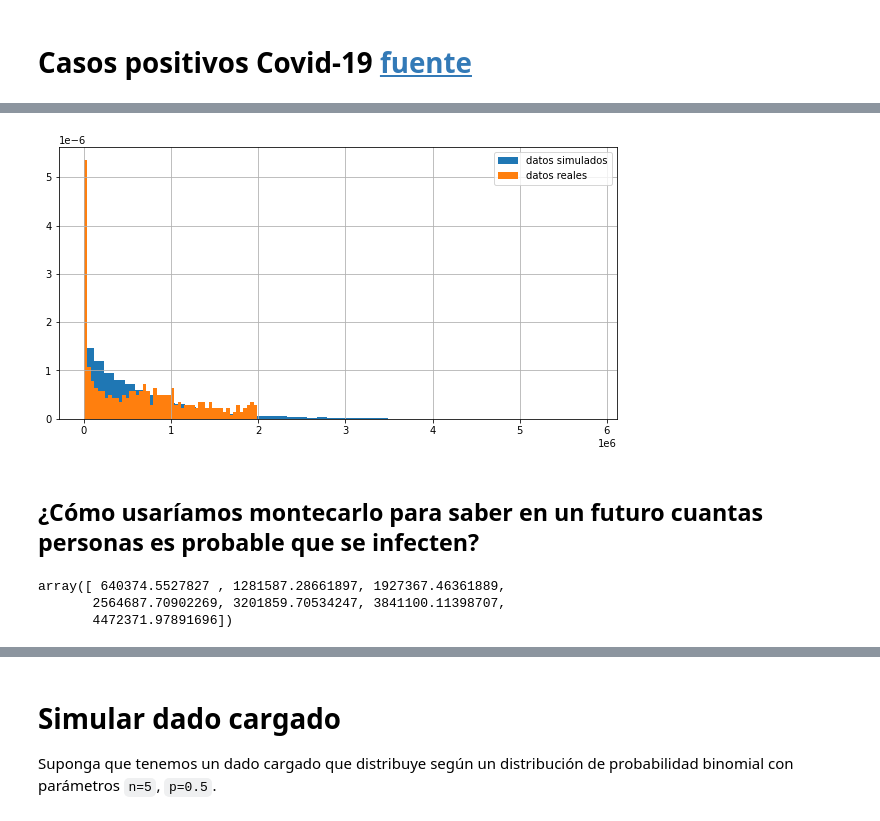
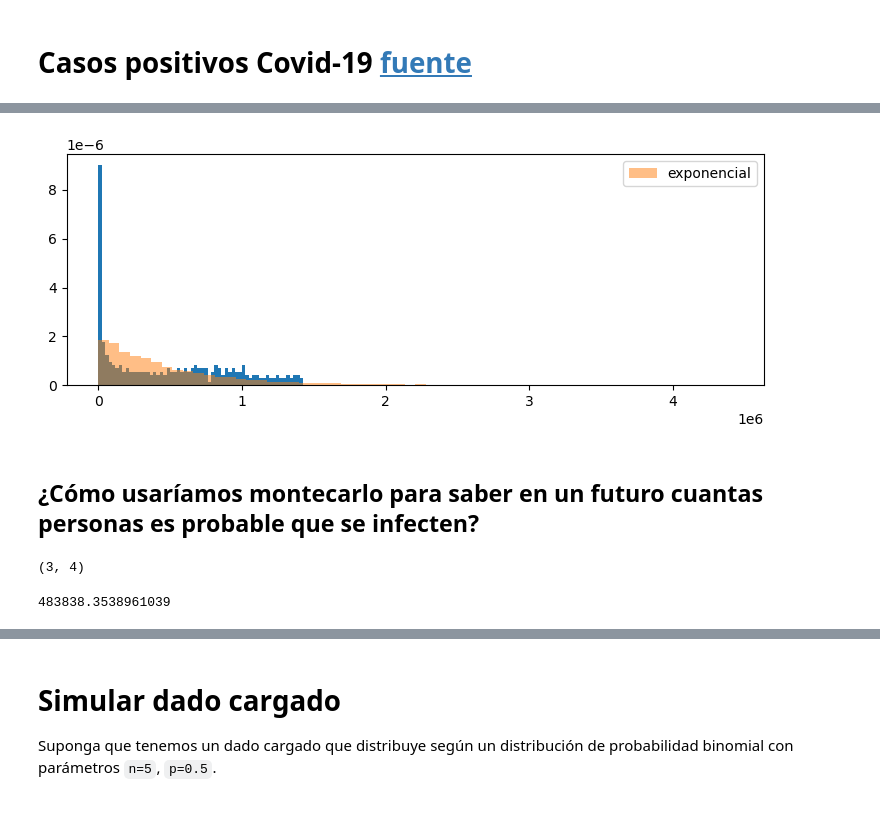
Before and after one commit to jjdegmal/SPF-2023-I, a Jupyter notebook: TEMA-1/Clase7_EjemplosSimulacion.ipynb, the cells around one changed output, grey strips where cells are left out. Saved outputs shown, nothing was run; the diff lists cells and outputs as text; code cells hidden in the pictures.

```diff
--- a/TEMA-1/Clase7_EjemplosSimulacion.ipynb
+++ b/TEMA-1/Clase7_EjemplosSimulacion.ipynb
@@ -71,0 +109,7 @@ data = pd.read_csv('covid_cases.csv')
+# %%
+data_n = data[['date', 'location', 'total_cases']]
+data_n = data_n[data_n['location'] == 'Mexico'].dropna()
+data_n['date'] = pd.to_datetime(data_n['date'])
+data_n.set_index('date', inplace=True)
+data_n = data_n[['total_cases']]
+data_n
@@ -81,0 +150,3 @@ data = pd.read_csv('covid_cases.csv')
+# %%
+data_n = data_n[data_n.index < pd.to_datetime('2021-01-01')]
+data_n
@@ -82,14 +168,28 @@ data = pd.read_csv('covid_cases.csv')
 # %%
 # Analizar el help de la función st.expon (paŕametros y método rvs)
 # Generar 10**4 valores aleatorios de dicha distribución y luego comparar
 # el histograma de los datos reales con los datos simulados
+
+lamb = 1 / data_n.mean()[0]
+
+fig, ax = plt.subplots(1,1, figsize=(9,3))
+
+ax.hist(data_n.to_numpy(), bins=60, density=True)
+
+ax.hist(st.expon.rvs(loc=0, scale=1/lamb, size=10000), bins=60,
+        label='exponencial', alpha=0.5, density=True)
+plt.legend()
+plt.show()
 # %% [output]
-[figure, old version]
+[figure, new version]
 # %% [markdown]
 ## ¿Cómo usaríamos montecarlo para saber en un futuro cuantas personas es probable que se infecten?
-# %%
-escenarios, fecha_futura = 10000, 7
-# %% [output]
-array([ 640374.5527827 , 1281587.28661897, 1927367.46361889,
-       2564687.70902269, 3201859.70534247, 3841100.11398707,
-       4472371.97891696])
+# %%
+data_s = st.expon.rvs(loc=0, scale=1/lamb, size=(3,4))
+data_s.shape
+# %% [output]
+(3, 4)
+# %%
+1/lamb
+# %% [output]
+483838.3538961039
```
Also changed, not shown: parts of 13 cells of this notebook, 1 other file.
